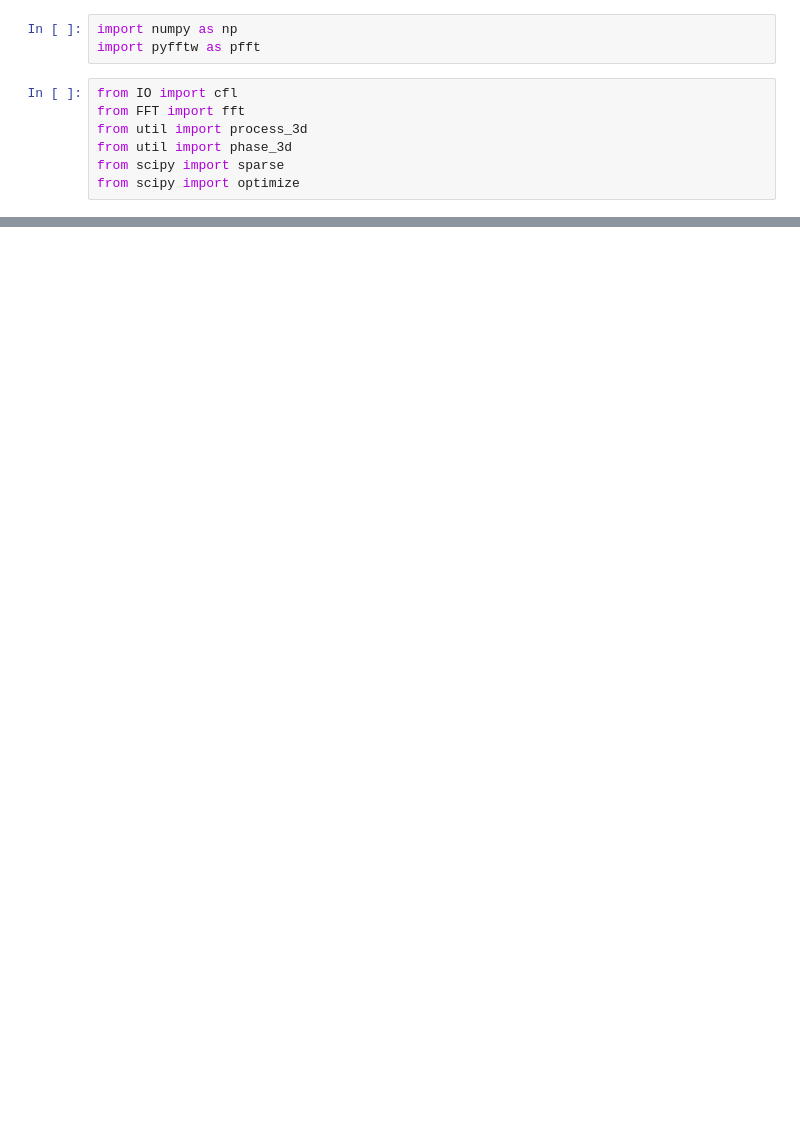
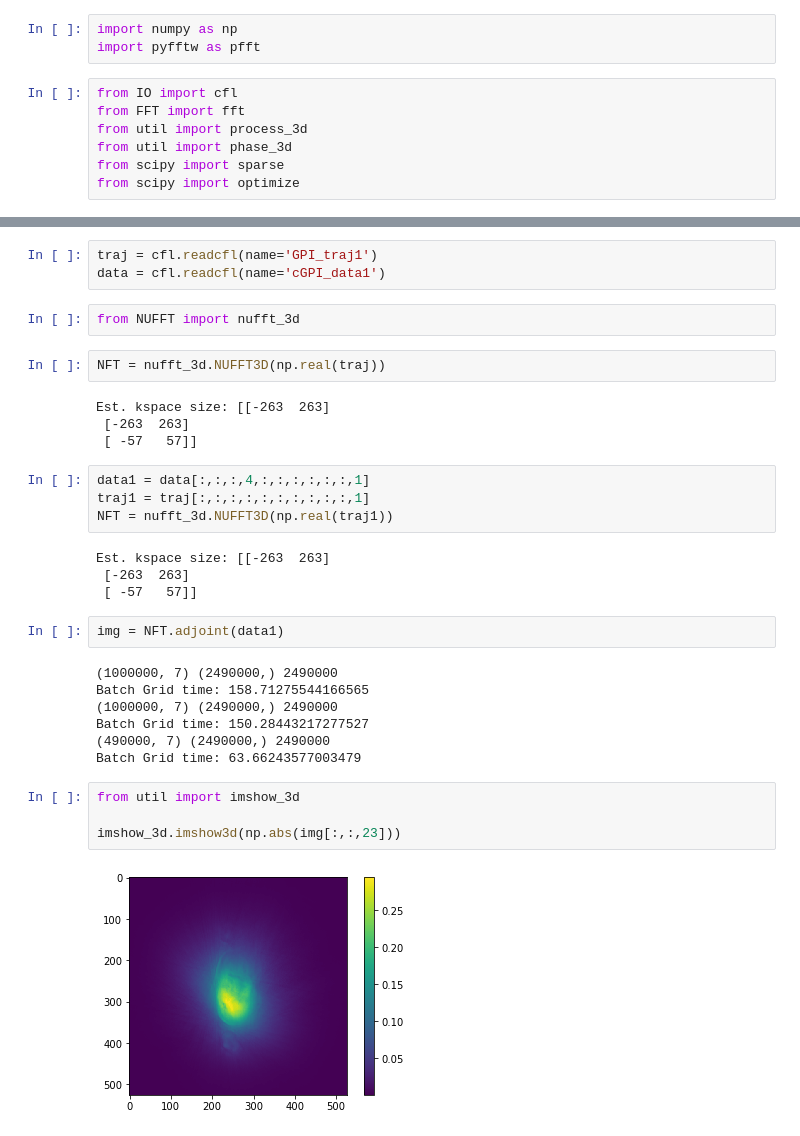
Before and after one commit to nicholas-zhu/MRI_tools, a Jupyter notebook: test.ipynb, the cells around one changed output, grey strips where cells are left out. Drawn from its saved outputs; the diff is of its cells as text; blank space fills up the shorter version.

```diff
--- a/test.ipynb
+++ b/test.ipynb
@@ -31,0 +11,34 @@ array([ 1.+0.j,  4.+0.j,  3.+1.j])
+# %%
+traj = cfl.readcfl(name='GPI_traj1')
+data = cfl.readcfl(name='cGPI_data1')
+# %%
+from NUFFT import nufft_3d
+# %%
+NFT = nufft_3d.NUFFT3D(np.real(traj))
+# %% [output]
+Est. kspace size: [[-263  263]
+ [-263  263]
+ [ -57   57]]
+# %%
+data1 = data[:,:,:,4,:,:,:,:,:,:,1]
+traj1 = traj[:,:,:,:,:,:,:,:,:,:,1]
+NFT = nufft_3d.NUFFT3D(np.real(traj1))
+# %% [output]
+Est. kspace size: [[-263  263]
+ [-263  263]
+ [ -57   57]]
+# %%
+img = NFT.adjoint(data1)
+# %% [output]
+(1000000, 7) (2490000,) 2490000
+Batch Grid time: 158.71275544166565
+(1000000, 7) (2490000,) 2490000
+Batch Grid time: 150.28443217277527
+(490000, 7) (2490000,) 2490000
+Batch Grid time: 63.66243577003479
+# %%
+from util import imshow_3d
+
+imshow_3d.imshow3d(np.abs(img[:,:,23]))
+# %% [output]
+[figure, added]
```
Also changed, not shown: parts of 3 cells of this notebook.
